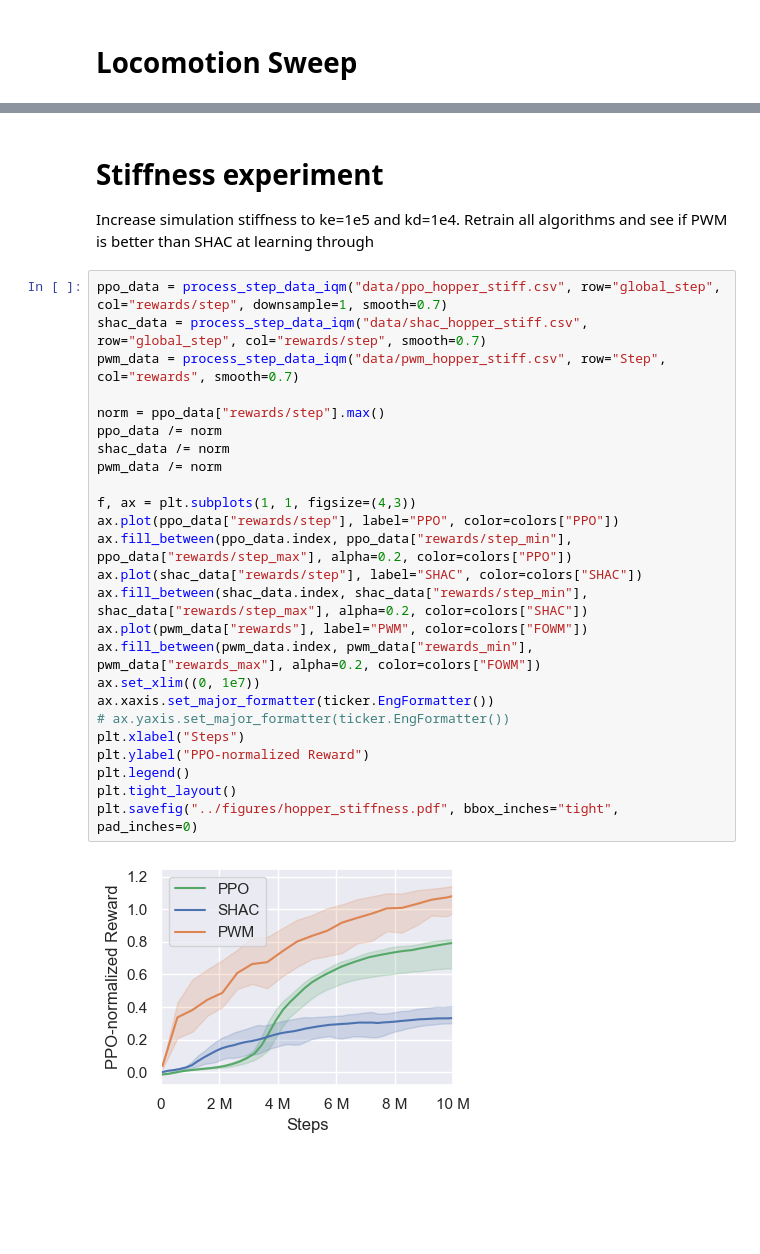
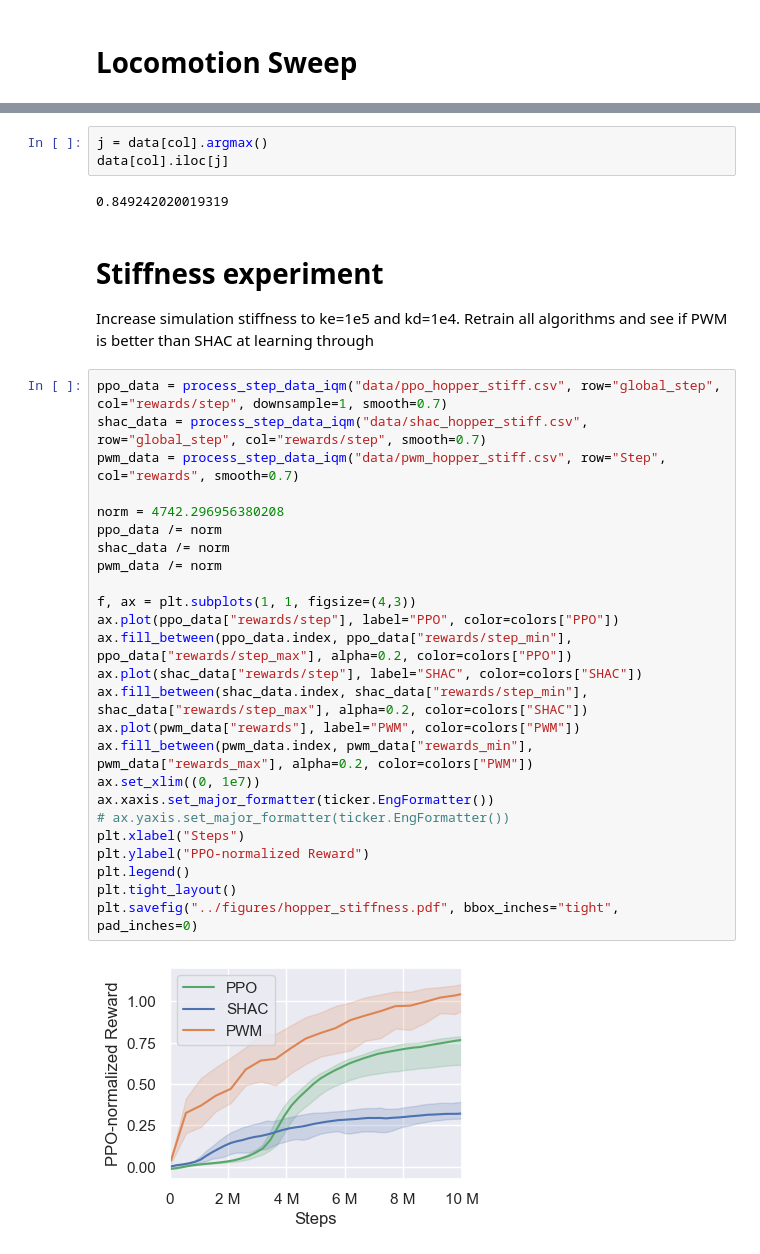
Before and after one commit to imgeorgiev/FoRL-WM, a Jupyter notebook: results/results.ipynb, the cells around one changed output, grey strips where cells are left out. Drawn from its saved outputs; the diff is of its cells as text; blank space fills up the shorter version.

```diff
--- a/results/results.ipynb
+++ b/results/results.ipynb
@@ -573,30 +719,35 @@ process_step_data_iqm("data/pwm_hopper.csv")
+# %%
+j = data[col].argmax()
+data[col].iloc[j]
+# %% [output]
+0.849242020019319
 # %% [markdown]
 # Stiffness experiment
 Increase simulation stiffness to ke=1e5 and kd=1e4. Retrain all algorithms and see if PWM is better than SHAC at learning through
 # %%
 ppo_data = process_step_data_iqm("data/ppo_hopper_stiff.csv", row="global_step", col="rewards/step", downsample=1, smooth=0.7)
 shac_data = process_step_data_iqm("data/shac_hopper_stiff.csv", row="global_step", col="rewards/step", smooth=0.7)
 pwm_data = process_step_data_iqm("data/pwm_hopper_stiff.csv", row="Step", col="rewards", smooth=0.7)
 
-norm = ppo_data["rewards/step"].max()
+norm = 4742.296956380208
 ppo_data /= norm
 shac_data /= norm
 pwm_data /= norm
 
 f, ax = plt.subplots(1, 1, figsize=(4,3))
 ax.plot(ppo_data["rewards/step"], label="PPO", color=colors["PPO"])
 ax.fill_between(ppo_data.index, ppo_data["rewards/step_min"], ppo_data["rewards/step_max"], alpha=0.2, color=colors["PPO"])
 ax.plot(shac_data["rewards/step"], label="SHAC", color=colors["SHAC"])
 ax.fill_between(shac_data.index, shac_data["rewards/step_min"], shac_data["rewards/step_max"], alpha=0.2, color=colors["SHAC"])
-ax.plot(pwm_data["rewards"], label="PWM", color=colors["FOWM"])
-ax.fill_between(pwm_data.index, pwm_data["rewards_min"], pwm_data["rewards_max"], alpha=0.2, color=colors["FOWM"])
+ax.plot(pwm_data["rewards"], label="PWM", color=colors["PWM"])
+ax.fill_between(pwm_data.index, pwm_data["rewards_min"], pwm_data["rewards_max"], alpha=0.2, color=colors["PWM"])
 ax.set_xlim((0, 1e7))
 ax.xaxis.set_major_formatter(ticker.EngFormatter())
 # ax.yaxis.set_major_formatter(ticker.EngFormatter())
 plt.xlabel("Steps")
 plt.ylabel("PPO-normalized Reward")
 plt.legend()
 plt.tight_layout()
 plt.savefig("../figures/hopper_stiffness.pdf", bbox_inches="tight", pad_inches=0)
 # %% [output]
-[figure, old version]
+[figure, new version]
```
Also changed, not shown: parts of 11 cells of this notebook, 7 other files.
